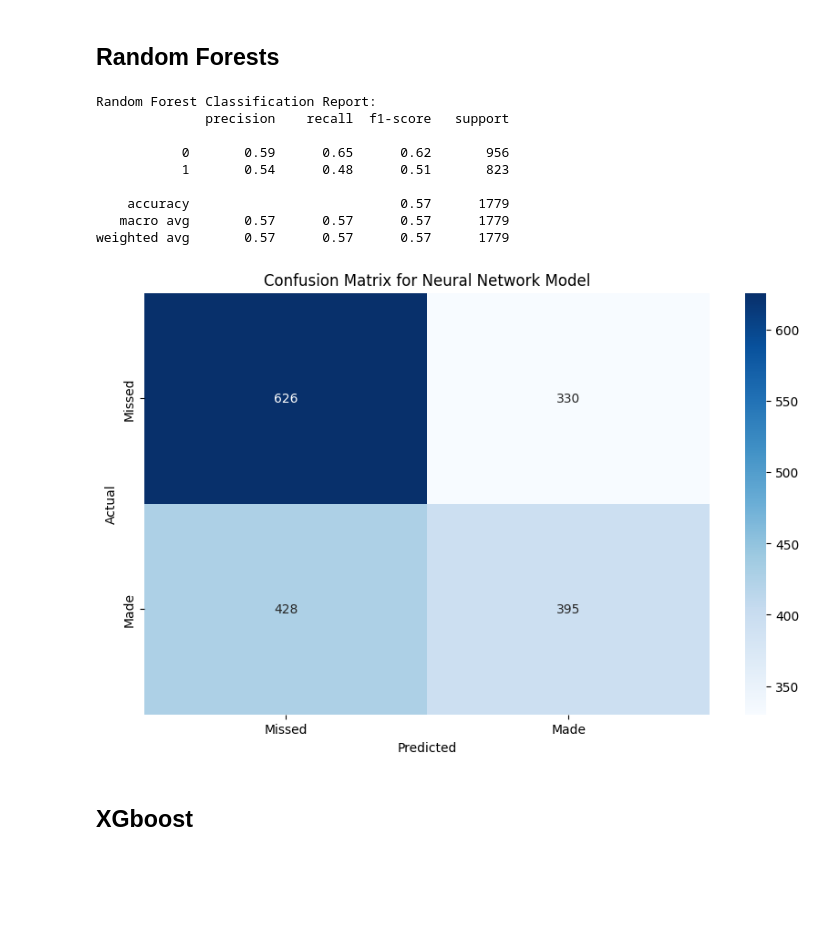
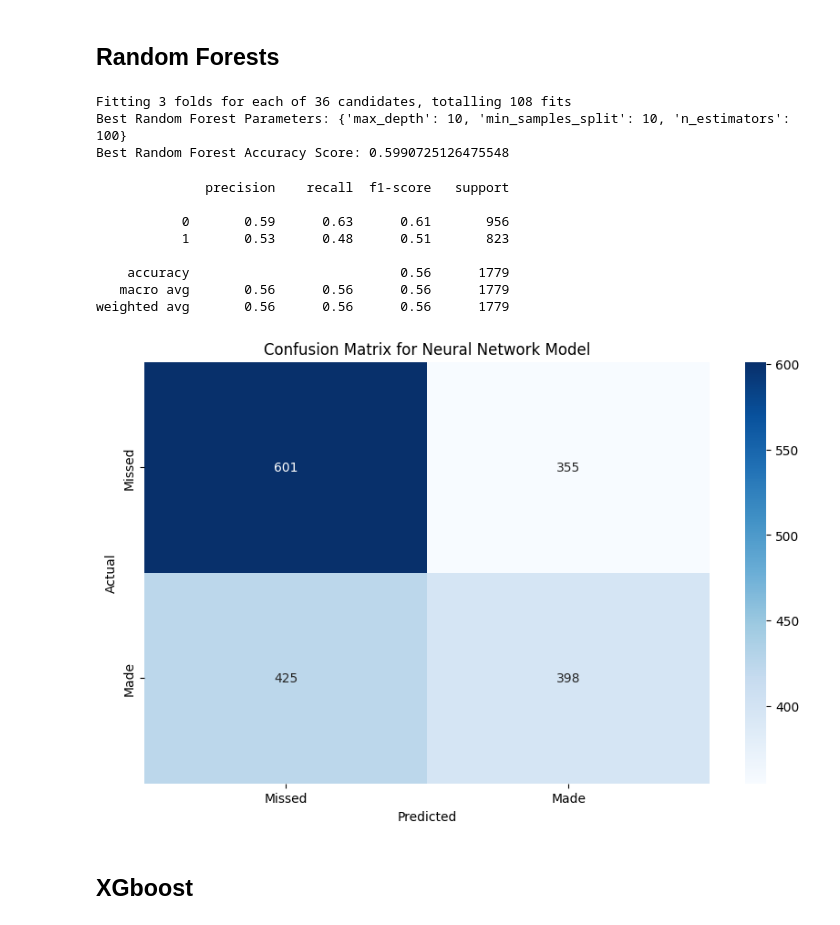
Before and after one commit to raulsharma21/NBA-Actions, a Jupyter notebook: code/shot_predictor.ipynb, the cells around one changed output. Cells and saved outputs as stored; diff of their text form; code cells hidden in the pictures; blank space fills up the shorter version.

```diff
--- a/code/shot_predictor.ipynb
+++ b/code/shot_predictor.ipynb
@@ -126,30 +143,43 @@ weighted avg       0.56      0.56      0.56      1779
 ## Random Forests
 # %%
 from sklearn.ensemble import RandomForestClassifier
+from sklearn.model_selection import GridSearchCV
 
-rf_model = RandomForestClassifier(n_estimators=100, random_state=42)
-rf_model.fit(X_train, y_train)
-rf_predictions = rf_model.predict(X_test)
-print("Random Forest Classification Report:")
-print(classification_report(y_test, rf_predictions))
+rf = RandomForestClassifier(random_state=42, class_weight='balanced')
+param_grid = {'n_estimators': [50, 100, 200],
+              'max_depth': [None, 10, 20, 30],
+              'min_samples_split': [2, 5, 10]}
 
-plt.figure(figsize=(10, 6))
-sns.heatmap(confusion_matrix(y_test, rf_predictions), annot=True, fmt='d', cmap='Blues', xticklabels=['Missed', 'Made'], yticklabels=['Missed', 'Made'])
-plt.title('Confusion Matrix for Neural Network Model')
-plt.xlabel('Predicted')
-plt.ylabel('Actual')
-plt.show()
+grid_search = GridSearchCV(estimator=rf, param_grid=param_grid, cv=3, verbose=1, n_jobs=-1, scoring='accuracy')
+grid_search.fit(X_train, y_train)
+
+print(f'Best Random Forest Parameters: {grid_search.best_params_}')
+print(f'Best Random Forest Accuracy Score: {grid_search.best_score_}')
 # %% [output]
-Random Forest Classification Report:
-              precision    recall  f1-score   support
-
-           0       0.59      0.65      0.62       956
-           1       0.54      0.48      0.51       823
-
-    accuracy                           0.57      1779
-   macro avg       0.57      0.57      0.57      1779
-weighted avg       0.57      0.57      0.57      1779
+Fitting 3 folds for each of 36 candidates, totalling 108 fits
+Best Random Forest Parameters: {'max_depth': 10, 'min_samples_split': 10, 'n_estimators': 100}
+Best Random Forest Accuracy Score: 0.5990725126475548
-[figure, removed]
+# %%
+rf_best = grid_search.best_estimator_
+y_pred = (rf_best.predict(X_test > 0.485)).astype(int)
+print(classification_report(y_test, y_pred))
+
+plt.figure(figsize=(10, 6))
+sns.heatmap(confusion_matrix(y_test, y_pred), annot=True, fmt='d', cmap='Blues', xticklabels=['Missed', 'Made'], yticklabels=['Missed', 'Made'])
+plt.title('Confusion Matrix for Neural Network Model')
+plt.xlabel('Predicted')
+plt.ylabel('Actual')
+plt.show()
+# %% [output]
+              precision    recall  f1-score   support
+
+           0       0.59      0.63      0.61       956
+           1       0.53      0.48      0.51       823
+
+    accuracy                           0.56      1779
+   macro avg       0.56      0.56      0.56      1779
+weighted avg       0.56      0.56      0.56      1779
+[figure, added]
 # %% [markdown]
 ## XGboost
 # %%
```
Also changed, not shown: parts of 17 cells of this notebook.
